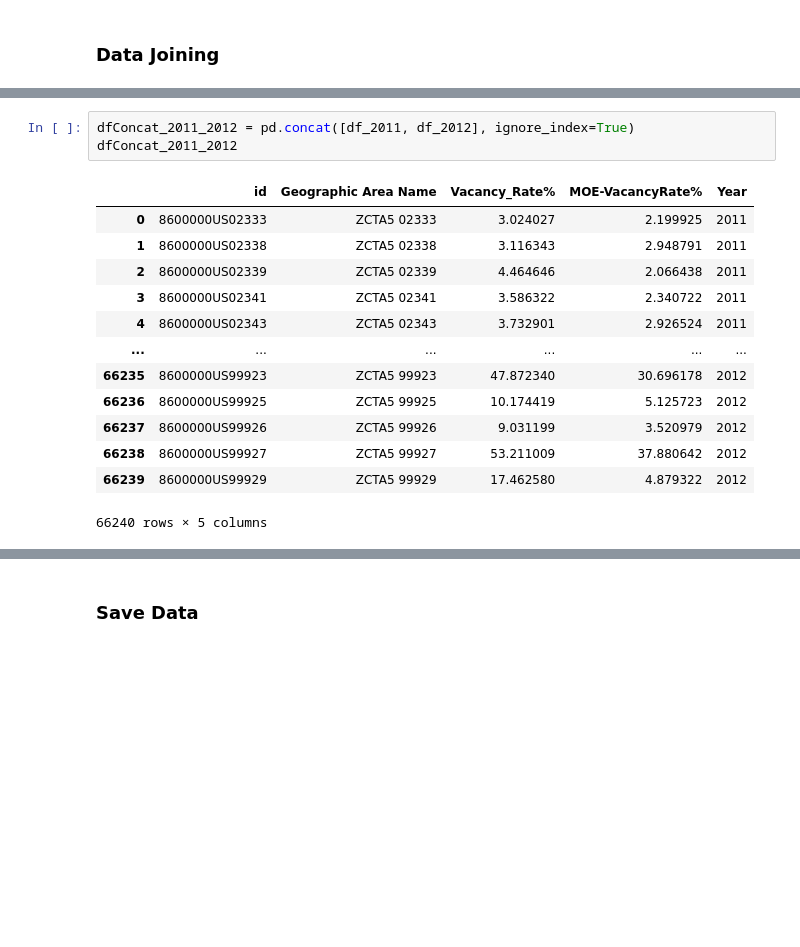
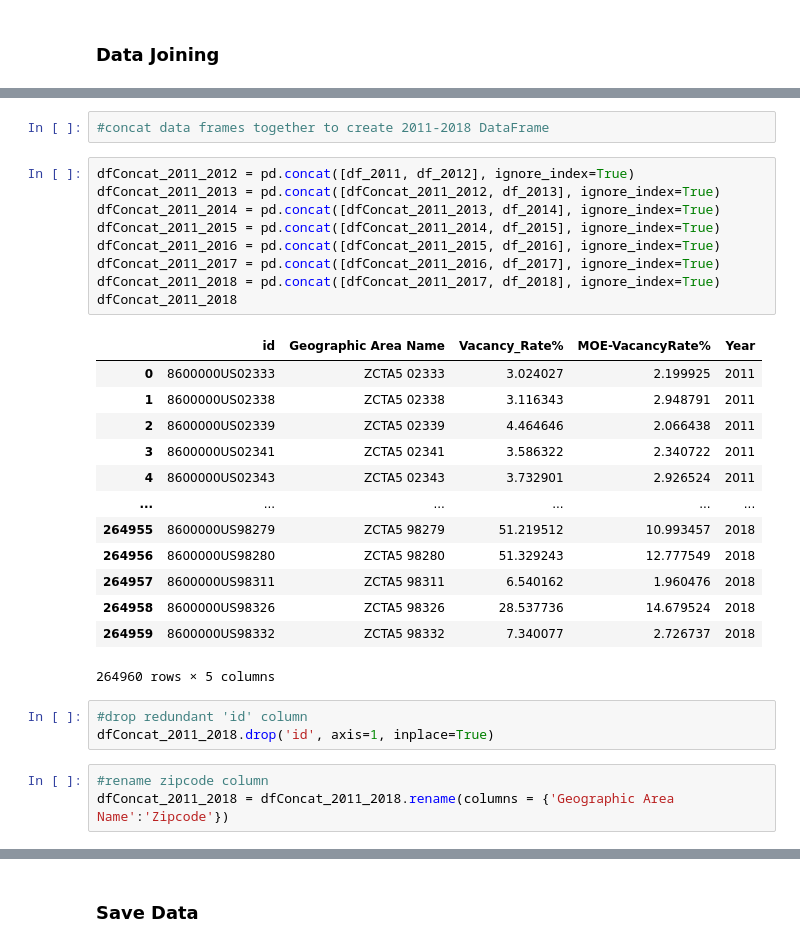
Before and after one commit to jjfrasca/Capstone_2, a Jupyter notebook: notebooks/2.0-jjf-initial-data-wrangling-zipcodeVacancy.ipynb, the cells around one changed output, grey strips where cells are left out. Saved outputs shown, nothing was run; the diff lists cells and outputs as text; blank space fills up the shorter version.

Commit message:
zipcode vacancy wrangled, needs summary etc

```diff
--- a/notebooks/2.0-jjf-initial-data-wrangling-zipcodeVacancy.ipynb
+++ b/notebooks/2.0-jjf-initial-data-wrangling-zipcodeVacancy.ipynb
@@ -372,17 +357,31 @@ dfmerge_2011_2012.head()
-# %%
-dfConcat_2011_2012 = pd.concat([df_2011, df_2012], ignore_index=True)
-dfConcat_2011_2012
-# %% [output]
-|  | id | Geographic Area Name | Vacancy_Rate% | MOE-VacancyRate% | Year |
-| 0 | 8600000US02333 | ZCTA5 02333 | 3.024027 | 2.199925 | 2011 |
-| 1 | 8600000US02338 | ZCTA5 02338 | 3.116343 | 2.948791 | 2011 |
-| 2 | 8600000US02339 | ZCTA5 02339 | 4.464646 | 2.066438 | 2011 |
-| 3 | 8600000US02341 | ZCTA5 02341 | 3.586322 | 2.340722 | 2011 |
-| 4 | 8600000US02343 | ZCTA5 02343 | 3.732901 | 2.926524 | 2011 |
-| ... | ... | ... | ... | ... | ... |
-| 66235 | 8600000US99923 | ZCTA5 99923 | 47.872340 | 30.696178 | 2012 |
-| 66236 | 8600000US99925 | ZCTA5 99925 | 10.174419 | 5.125723 | 2012 |
-| 66237 | 8600000US99926 | ZCTA5 99926 | 9.031199 | 3.520979 | 2012 |
-| 66238 | 8600000US99927 | ZCTA5 99927 | 53.211009 | 37.880642 | 2012 |
-| 66239 | 8600000US99929 | ZCTA5 99929 | 17.462580 | 4.879322 | 2012 |
-66240 rows × 5 columns
+# %%
+#concat data frames together to create 2011-2018 DataFrame
+# %%
+dfConcat_2011_2012 = pd.concat([df_2011, df_2012], ignore_index=True)
+dfConcat_2011_2013 = pd.concat([dfConcat_2011_2012, df_2013], ignore_index=True)
+dfConcat_2011_2014 = pd.concat([dfConcat_2011_2013, df_2014], ignore_index=True)
+dfConcat_2011_2015 = pd.concat([dfConcat_2011_2014, df_2015], ignore_index=True)
+dfConcat_2011_2016 = pd.concat([dfConcat_2011_2015, df_2016], ignore_index=True)
+dfConcat_2011_2017 = pd.concat([dfConcat_2011_2016, df_2017], ignore_index=True)
+dfConcat_2011_2018 = pd.concat([dfConcat_2011_2017, df_2018], ignore_index=True)
+dfConcat_2011_2018
+# %% [output]
+|  | id | Geographic Area Name | Vacancy_Rate% | MOE-VacancyRate% | Year |
+| 0 | 8600000US02333 | ZCTA5 02333 | 3.024027 | 2.199925 | 2011 |
+| 1 | 8600000US02338 | ZCTA5 02338 | 3.116343 | 2.948791 | 2011 |
+| 2 | 8600000US02339 | ZCTA5 02339 | 4.464646 | 2.066438 | 2011 |
+| 3 | 8600000US02341 | ZCTA5 02341 | 3.586322 | 2.340722 | 2011 |
+| 4 | 8600000US02343 | ZCTA5 02343 | 3.732901 | 2.926524 | 2011 |
+| ... | ... | ... | ... | ... | ... |
+| 264955 | 8600000US98279 | ZCTA5 98279 | 51.219512 | 10.993457 | 2018 |
+| 264956 | 8600000US98280 | ZCTA5 98280 | 51.329243 | 12.777549 | 2018 |
+| 264957 | 8600000US98311 | ZCTA5 98311 | 6.540162 | 1.960476 | 2018 |
+| 264958 | 8600000US98326 | ZCTA5 98326 | 28.537736 | 14.679524 | 2018 |
+| 264959 | 8600000US98332 | ZCTA5 98332 | 7.340077 | 2.726737 | 2018 |
+264960 rows × 5 columns
+# %%
+#drop redundant 'id' column
+dfConcat_2011_2018.drop('id', axis=1, inplace=True)
+# %%
+#rename zipcode column
+dfConcat_2011_2018 = dfConcat_2011_2018.rename(columns = {'Geographic Area Name':'Zipcode'})
```
Also changed, not shown: parts of 9 cells of this notebook, 1 other file.
